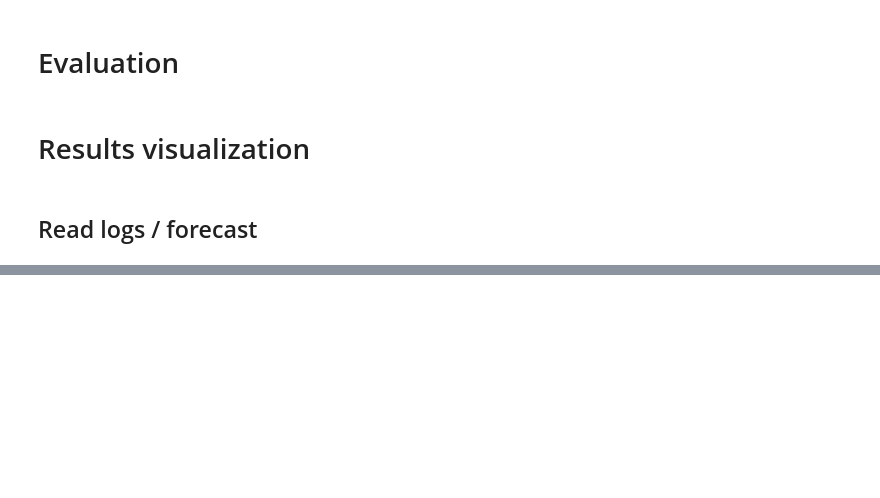
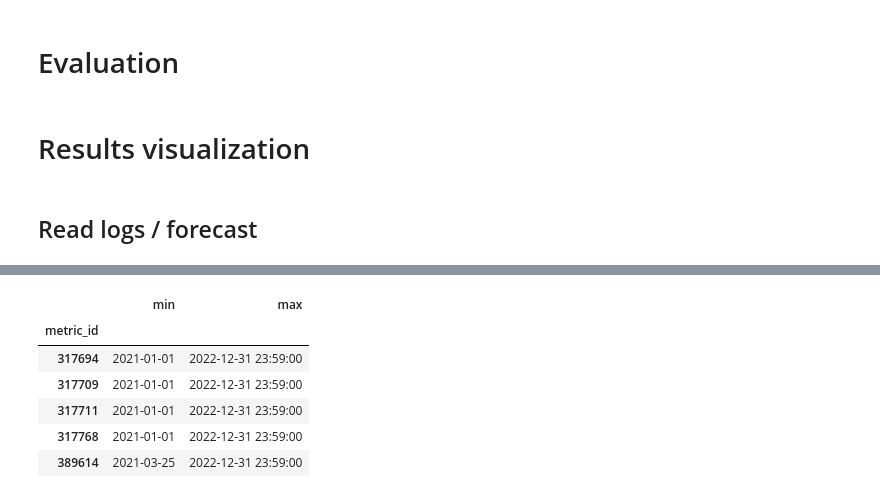
Before and after one commit to JosephFrancisTribbiani/ds, a Jupyter notebook: Tasks/ts_foracasting_model/evaluation.ipynb, the cells around one changed output, grey strips where cells are left out. Drawn from its saved outputs; the diff is of its cells as text; code cells hidden in the pictures; blank space fills up the shorter version.

```diff
--- a/Tasks/ts_foracasting_model/evaluation.ipynb
+++ b/Tasks/ts_foracasting_model/evaluation.ipynb
@@ -205,0 +229,10 @@ Name: mse, dtype: float64
+# %%
+join_data.groupby(by=["metric_id"])["datetime"].agg(["min", "max"])
+# %% [output]
+|  | min | max |
+| metric_id |  |  |
+| 317694 | 2021-01-01 | 2022-12-31 23:59:00 |
+| 317709 | 2021-01-01 | 2022-12-31 23:59:00 |
+| 317711 | 2021-01-01 | 2022-12-31 23:59:00 |
+| 317768 | 2021-01-01 | 2022-12-31 23:59:00 |
+| 389614 | 2021-03-25 | 2022-12-31 23:59:00 |
```
Also changed, not shown: parts of 12 cells of this notebook, 23 other files.
